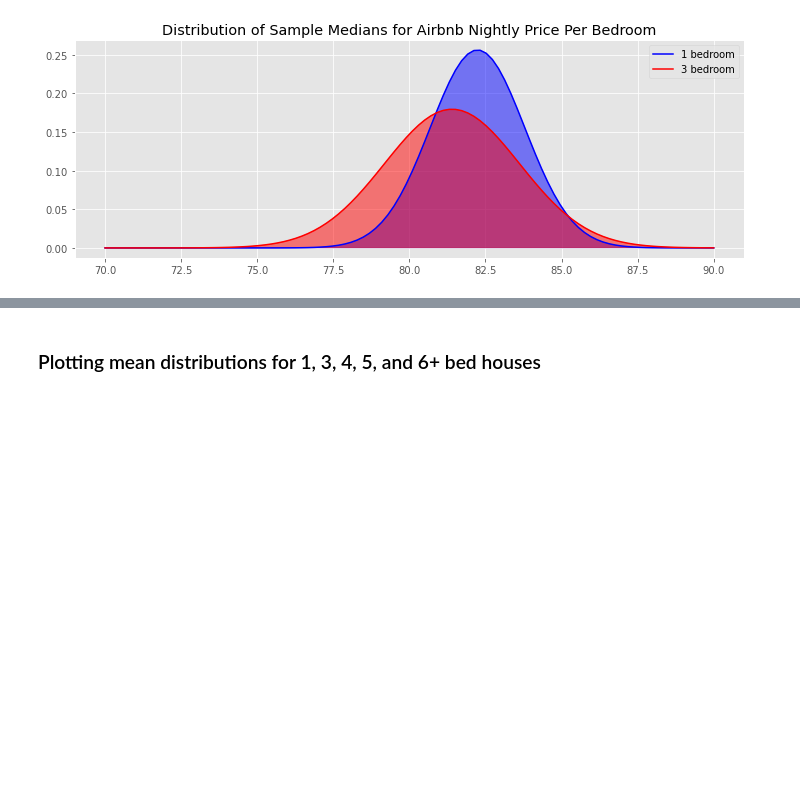
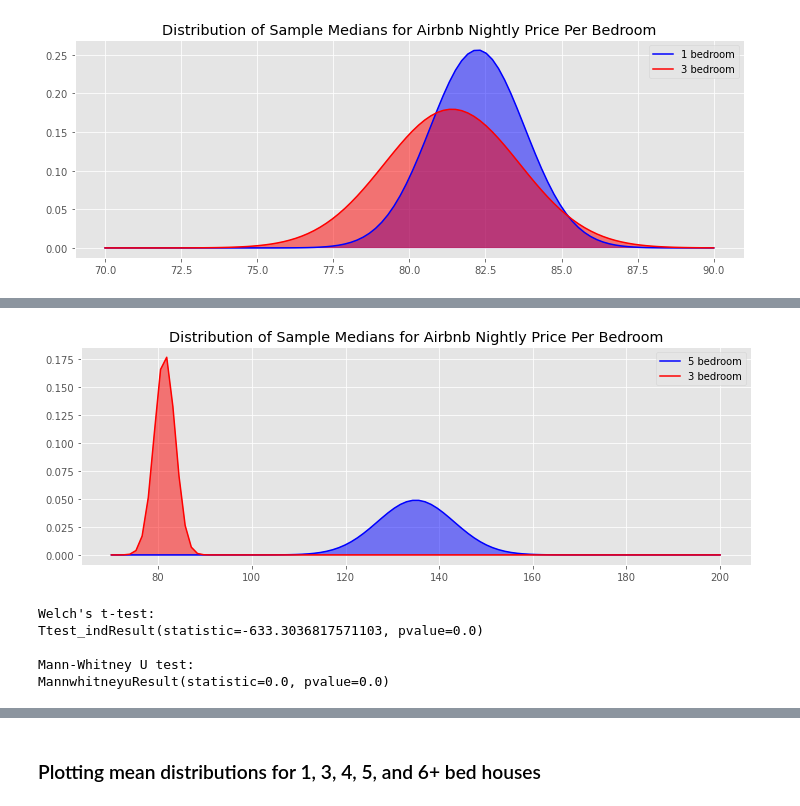
Before and after one commit to randallb15/Real-Estate-Analysis, a Jupyter notebook: StatisticalAnalysis.ipynb, the cells around one changed output, grey strips where cells are left out. Cells and saved outputs as stored; diff of their text form; code cells hidden in the pictures; blank space fills up the shorter version.

```diff
--- a/StatisticalAnalysis.ipynb
+++ b/StatisticalAnalysis.ipynb
@@ -186,0 +223,44 @@ MannwhitneyuResult(statistic=60754707.0, pvalue=2.9485834543242204e-154)
+# %%
+# Creating a plot
+fig,ax = plt.subplots(figsize=(12,4))
+
+# Creating normal distributions for sample means and sample mean standard deviations.
+# So these are the sampling distributions for the sample mean.
+threebed = stats.norm(Austin3dfmedians.mean(), Austin3dfmedians.std())
+fivebed = stats.norm(Austin5dfmedians.mean(), Austin5dfmedians.std())
+
+# Creating a new array to use for x-axis.
+support = np.linspace(70, 200, 100)
+
+# call the probability density functions for each of the points on the x axis.
+fivebed_pdf = fivebed.pdf(support)
+threebed_pdf = threebed.pdf(support)
+
+# Plot the density functions we just created and filling with color to show overlap.
+# alpha here is transparency.
+ax.plot(support, fivebed_pdf, color='blue', label='5 bedroom')
+ax.fill(support, fivebed_pdf, color='blue', alpha=0.5)
+ax.plot(support, threebed_pdf, color='red', label='3 bedroom')
+ax.fill(support, threebed_pdf, color='red', alpha=0.5)
+
+# Legend - shows comparison between 1 bedroom and 3 bedroom.
+# It draws from the 'label' argument in the plotting function.
+# Also add a plot title.
+ax.legend()
+ax.set_title("Distribution of Sample Medians for Airbnb Nightly Price Per Bedroom");
+# %% [output]
+[figure, added]
+# %%
+# ttest in scipy is two sided.
+print("Welch's t-test:")
+print(stats.ttest_ind(Austin3dfmedians, Austin5dfmedians, equal_var=False))
+print()
+#
+print("Mann-Whitney U test:")
+print(stats.mannwhitneyu(Austin3dfmedians, Austin5dfmedians, alternative = 'less'))
+# %% [output]
+Welch's t-test:
+Ttest_indResult(statistic=-633.3036817571103, pvalue=0.0)
+
+Mann-Whitney U test:
+MannwhitneyuResult(statistic=0.0, pvalue=0.0)
```
Also changed, not shown: parts of 16 cells of this notebook.
